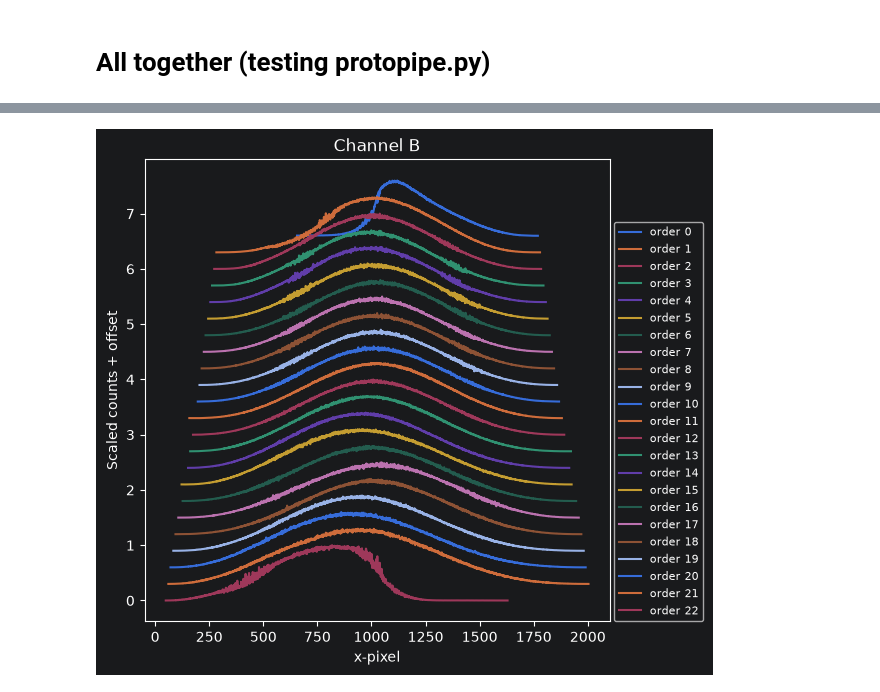
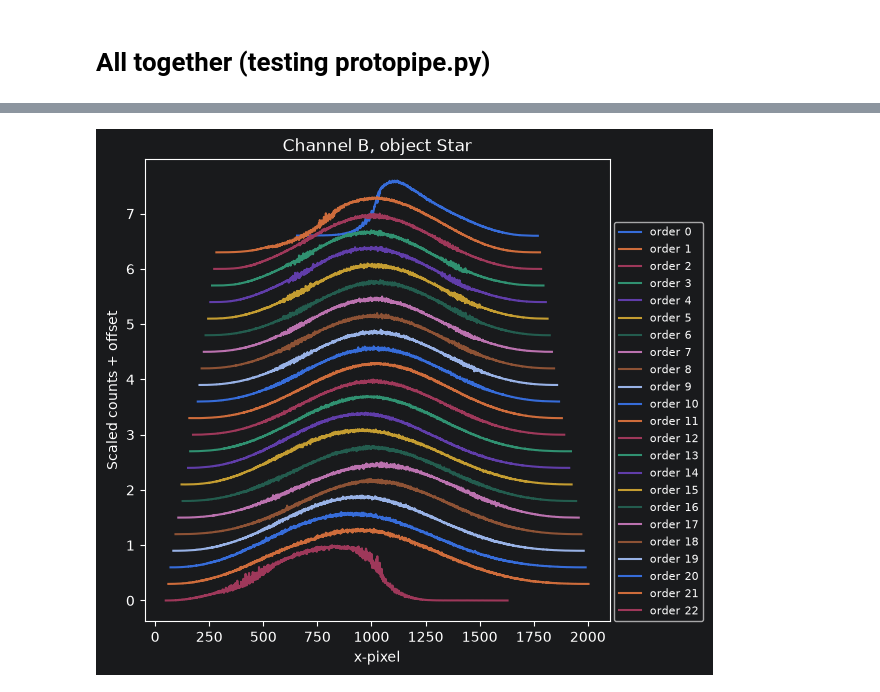
Before and after one commit to CaltechOpticalObservatories/zshooter-drp, a Jupyter notebook: notebooks/alpha_drp_dev.ipynb, the cells around one changed output, grey strips where cells are left out. Cells and saved outputs as stored; diff of their text form; code cells hidden in the pictures.

```diff
--- a/notebooks/alpha_drp_dev.ipynb
+++ b/notebooks/alpha_drp_dev.ipynb
@@ -188,7 +184,8 @@ Science extraction parameters: {'extraction_type': 'optimal', 'extraction_height
 # %%
 from zsdrp.protopipe import run_reduction
 
-results = run_reduction(files, bias_key='bias', flat_key='flat', arc_key='arcs', science_key='star', zshooter_instrument=zs, channels='B', disable_steps=['curvature', 'norm_flat'])
+results = run_reduction(files, bias_key='bias', flat_key='flat', arc_key='arcs',
+                        zshooter_instrument=zs, channels='B', disable_steps=['curvature', 'norm_flat'])
 # %% [output]
 Loading settings for channel: B
 Loading settings for channel: G
@@ -204,4 +206,7 @@ Science extraction parameters: {'extraction_type': 'optimal', 'extraction_height
 # %%
-ax = plot_spectra_object(results['B']['spectra'], title=f'Channel {channel}', xlabel='x-pixel', ylabel='Scaled counts + offset')
+from zsdrp.utils import plot_spectra_object
+
+ax = plot_spectra_object(results['B']['spectra']['star'], title=f'Channel B, object Star',
+                         xlabel='x-pixel', ylabel='Scaled counts + offset')
 # %% [output]
-[figure, old version]
+[figure, new version]
```
Also changed, not shown: parts of 3 cells of this notebook, 1 other file.
